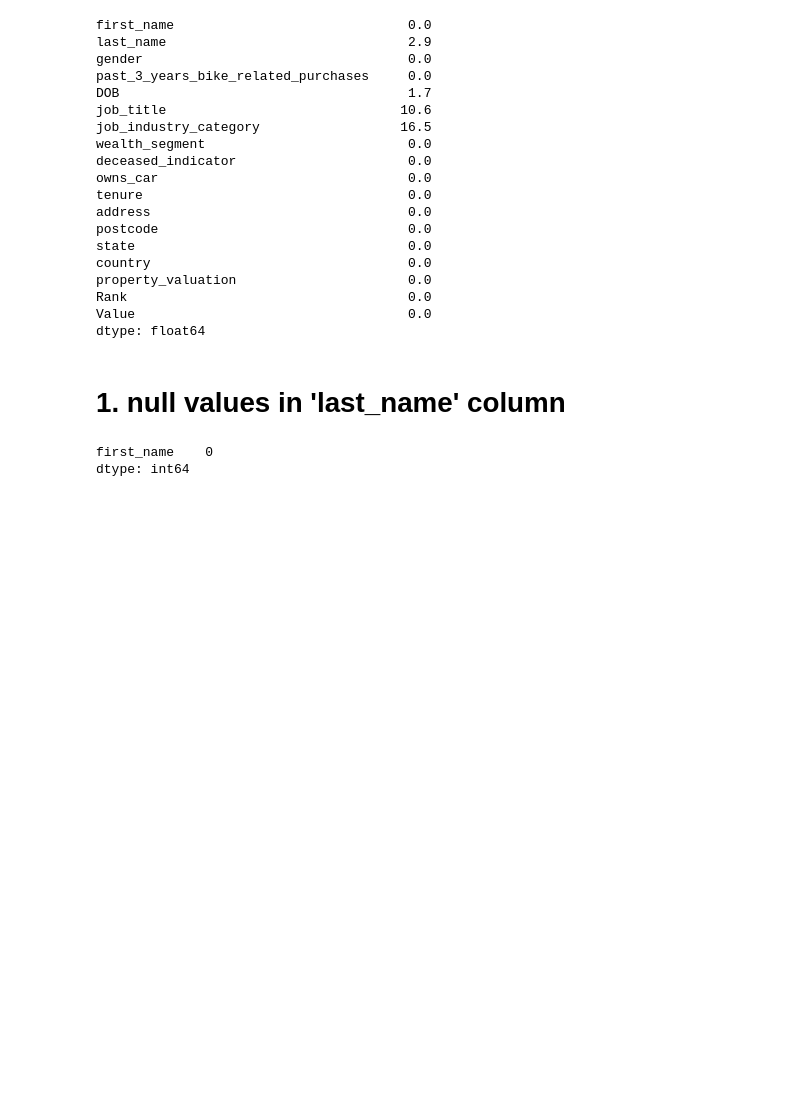
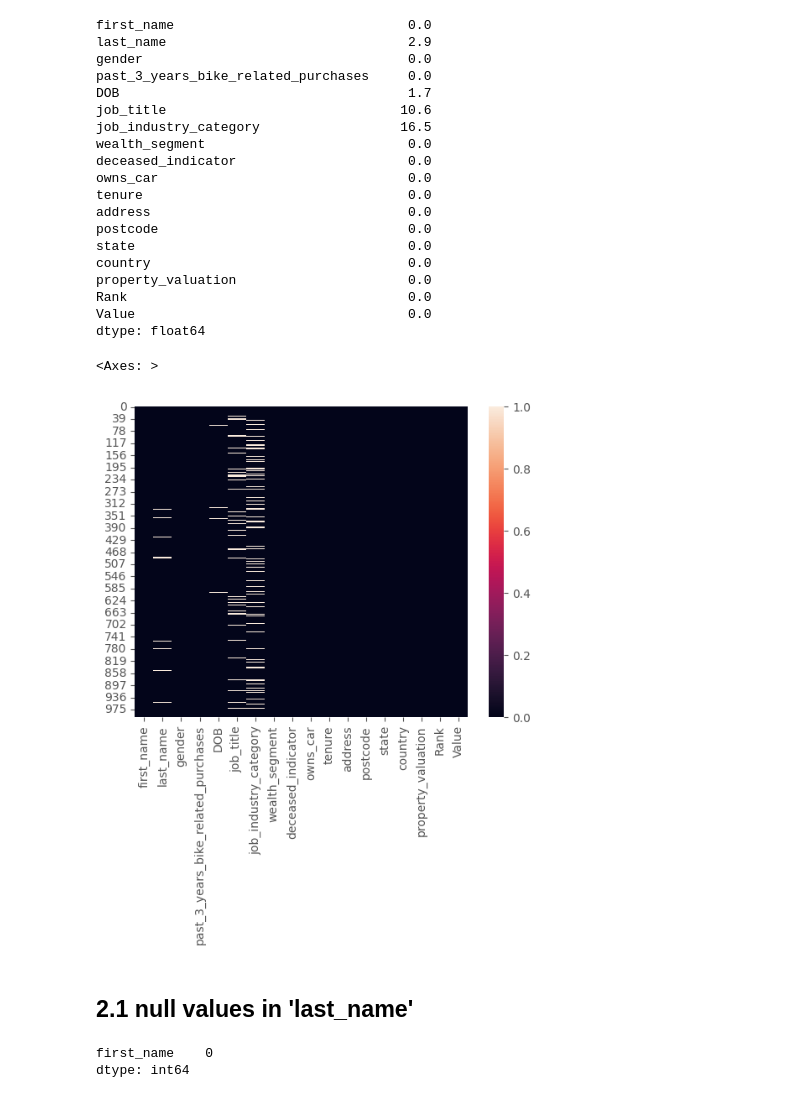
Before and after one commit to AryaChirag/Bicycle-sales, a Jupyter notebook: Data_cleaning_new_customer_list.ipynb, the cells around one changed output. Drawn from its saved outputs; the diff is of its cells as text; code cells hidden in the pictures; blank space fills up the shorter version.

```diff
--- a/Data_cleaning_new_customer_list.ipynb
+++ b/Data_cleaning_new_customer_list.ipynb
@@ -153,8 +188,15 @@ property_valuation                      0.0
 Rank                                    0.0
 Value                                   0.0
 dtype: float64
+# %%
+#checking missing value with heatmap
+
+sns.heatmap(new_cust.isnull())
+# %% [output]
+<Axes: >
+[figure, added]
 # %% [markdown]
-# 1. null values in 'last_name' column
+## 2.1 null values in 'last_name'
 # %%
 #checking for the condition where 'last_name' is null if 'first_name' is also null
 
```
Also changed, not shown: parts of 82 cells of this notebook.
